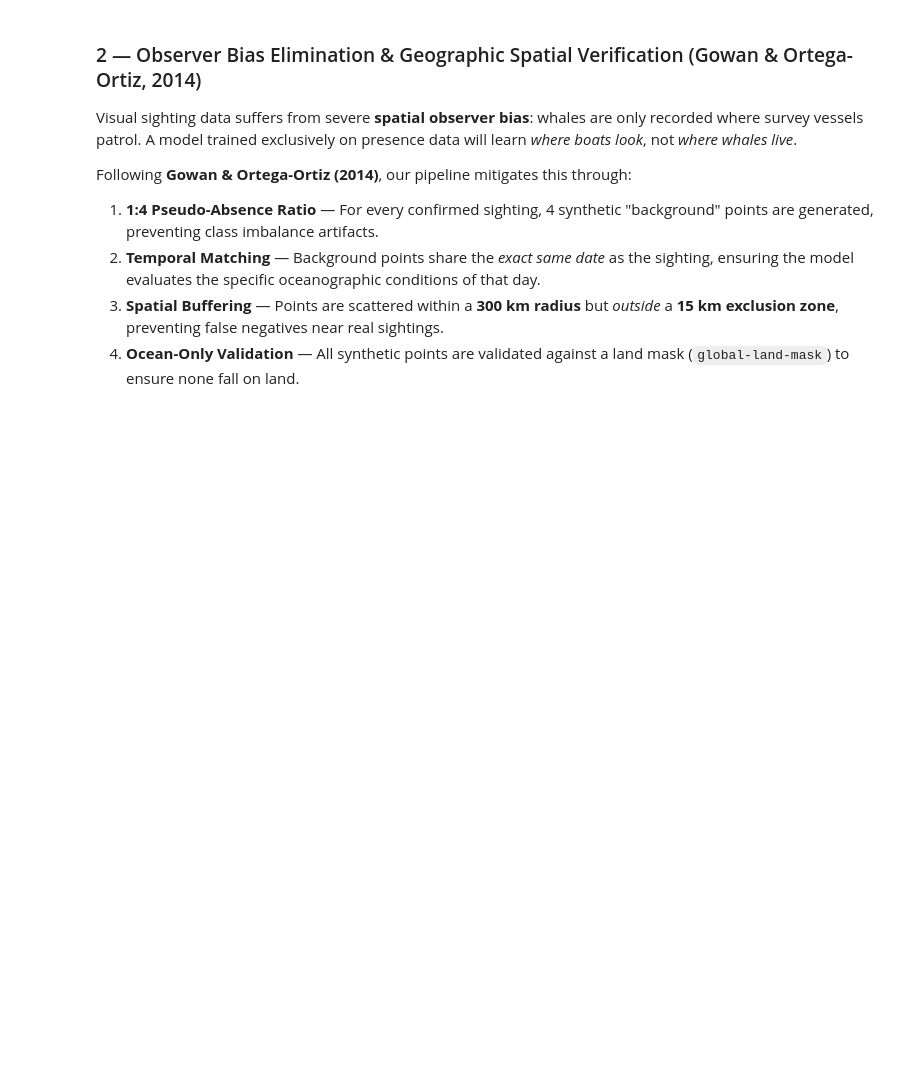
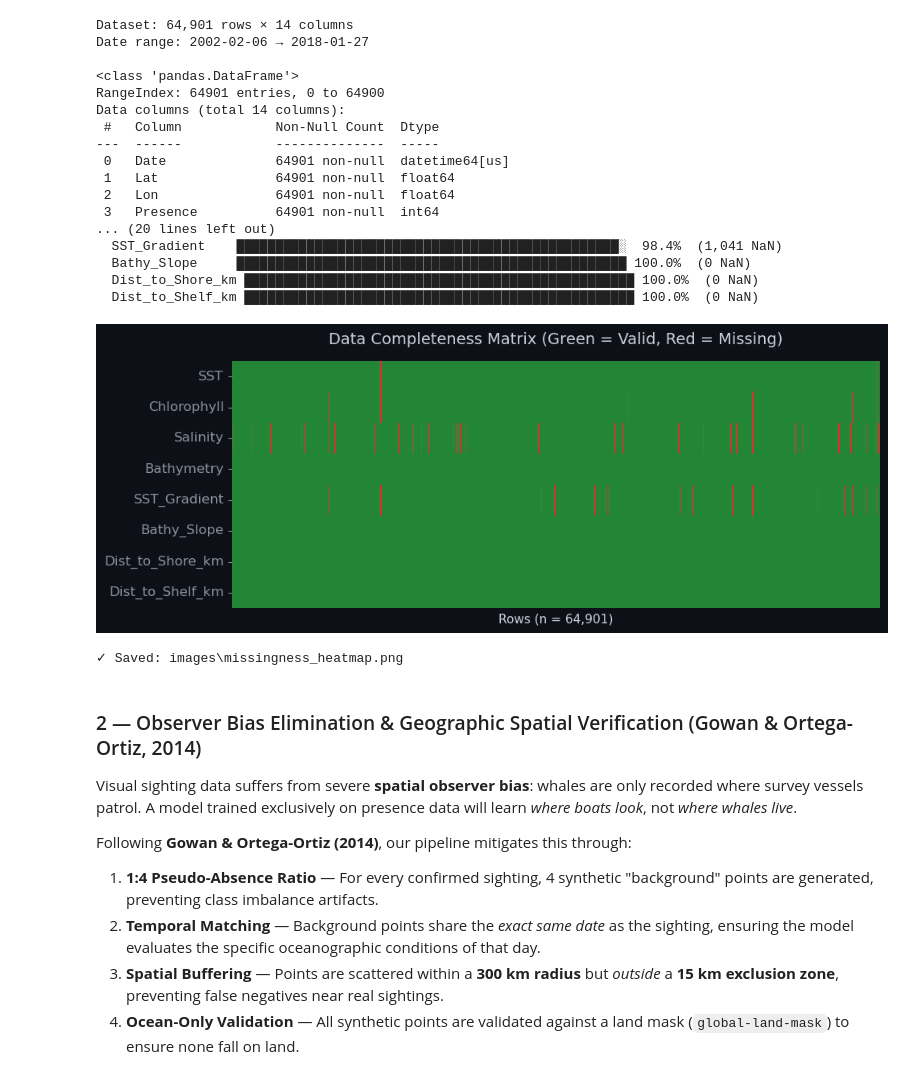
Before and after one commit to YeehawMcfly/Re-WhaleGuard, a Jupyter notebook: eda_narw_sdm.ipynb, the cells around one changed output. Saved outputs shown, nothing was run; the diff lists cells and outputs as text; code cells hidden in the pictures; blank space fills up the shorter version.

```diff
--- a/eda_narw_sdm.ipynb
+++ b/eda_narw_sdm.ipynb
@@ -42,35 +42,55 @@ PALETTE = {'presence': '#58a6ff', 'absence': '#f778ba'}
 IMG_DIR = Path('images')
 IMG_DIR.mkdir(exist_ok=True)
 
 # ── Load Dataset ────────────────────────────────────────────────────
-df = pd.read_csv('data/processed/ML_Whale_Dataset_Engineered_Patched.csv', parse_dates=['Date'])
+df = pd.read_csv('data/processed/ML_Whale_Dataset_Final.csv', parse_dates=['Date'])
 print(f"Dataset: {df.shape[0]:,} rows × {df.shape[1]} columns")
 print(f"Date range: {df['Date'].min().date()} → {df['Date'].max().date()}\n")
 df.info()
 
 # ── Missingness Table ───────────────────────────────────────────────
-env_cols = ['SST', 'Chlorophyll', 'Salinity', 'Bathymetry', 'SST_Gradient']
+env_cols = ['SST', 'Chlorophyll', 'Salinity', 'Bathymetry', 'SST_Gradient', 'Bathy_Slope', 'Dist_to_Shore_km', 'Dist_to_Shelf_km']
 print("\n" + "=" * 60)
 print("  MISSINGNESS REPORT (Ji et al., 2024 — Sparsity-Aware)")
 print("=" * 60)
 for col in env_cols:
     valid = df[col].notna().sum()
     total = len(df)
     pct = 100 * valid / total
     bar = '█' * int(pct // 2) + '░' * (50 - int(pct // 2))
     print(f"  {col:15s} {bar} {pct:5.1f}%  ({total - valid:,} NaN)")
 
 # ── Missingness Heatmap ─────────────────────────────────────────────
 fig, ax = plt.subplots(figsize=(10, 4))
 missing_matrix = df[env_cols].isna().T
 sns.heatmap(missing_matrix, cbar=False, cmap=['#238636', '#da3633'],
             yticklabels=env_cols, xticklabels=False, ax=ax)
 ax.set_title('Data Completeness Matrix (Green = Valid, Red = Missing)', fontsize=14, pad=15)
 ax.set_xlabel(f'Rows (n = {len(df):,})', fontsize=11)
 fig.tight_layout()
 fig.savefig(IMG_DIR / 'missingness_heatmap.png', dpi=200, bbox_inches='tight')
 plt.show()
 print(f"\n✓ Saved: {IMG_DIR / 'missingness_heatmap.png'}")
+# %% [output]
+Dataset: 64,901 rows × 14 columns
+Date range: 2002-02-06 → 2018-01-27
+
+<class 'pandas.DataFrame'>
+RangeIndex: 64901 entries, 0 to 64900
+Data columns (total 14 columns):
+ #   Column            Non-Null Count  Dtype
+---  ------            --------------  -----
+ 0   Date              64901 non-null  datetime64[us]
+ 1   Lat               64901 non-null  float64
+ 2   Lon               64901 non-null  float64
+ 3   Presence          64901 non-null  int64
+... (20 lines left out)
+  SST_Gradient    █████████████████████████████████████████████████░  98.4%  (1,041 NaN)
+  Bathy_Slope     ██████████████████████████████████████████████████ 100.0%  (0 NaN)
+  Dist_to_Shore_km ██████████████████████████████████████████████████ 100.0%  (0 NaN)
+  Dist_to_Shelf_km ██████████████████████████████████████████████████ 100.0%  (0 NaN)
+[figure, added]
+✓ Saved: images\missingness_heatmap.png
 # %% [markdown]
 ### 2 — Observer Bias Elimination & Geographic Spatial Verification (Gowan & Ortega-Ortiz, 2014)
 
```
Also changed, not shown: parts of 21 cells of this notebook, 17 other files.
